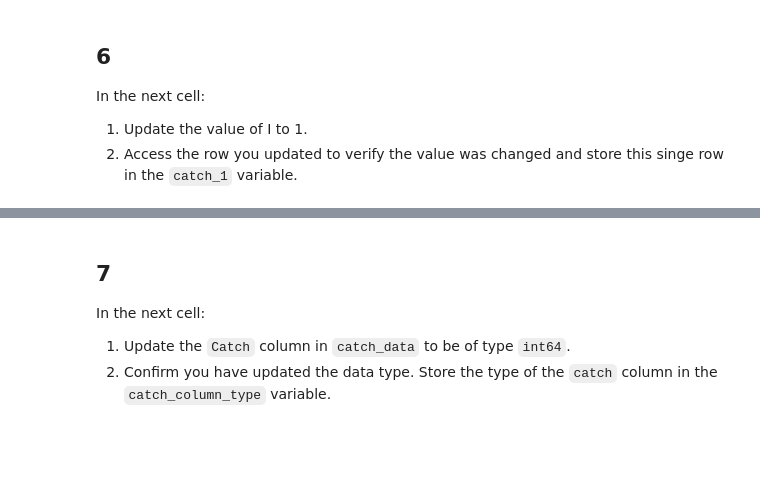
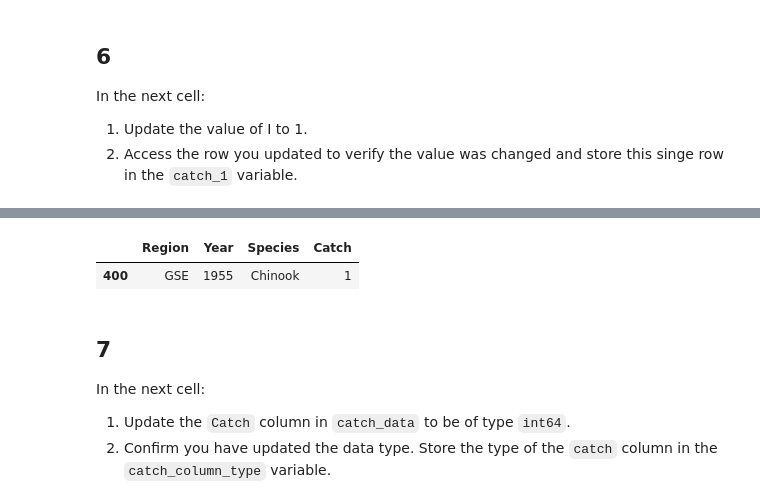
Before and after one commit to austinmartinez12/eds220-hwk2, a Jupyter notebook: task2/hwk2-task2-salmon.ipynb, the cells around one changed output, grey strips where cells are left out. Cells and saved outputs as stored; diff of their text form; code cells hidden in the pictures; blank space fills up the shorter version.

```diff
--- a/task2/hwk2-task2-salmon.ipynb
+++ b/task2/hwk2-task2-salmon.ipynb
@@ -218,3 +219,12 @@ catch_1
+# %%
+# Select rows where the Catch value is 'I' and replace it with 1 and assign it to catch_1
+catch_1 = catch_I[catch_I['Catch'] == 'I'].replace("I", 1)
+
+# Print catch_1
+catch_1
+# %% [output]
+|  | Region | Year | Species | Catch |
+| 400 | GSE | 1955 | Chinook | 1 |
 # %% [markdown]
 <!-- END QUESTION -->
 
```
Also changed, not shown: parts of 13 cells of this notebook.
